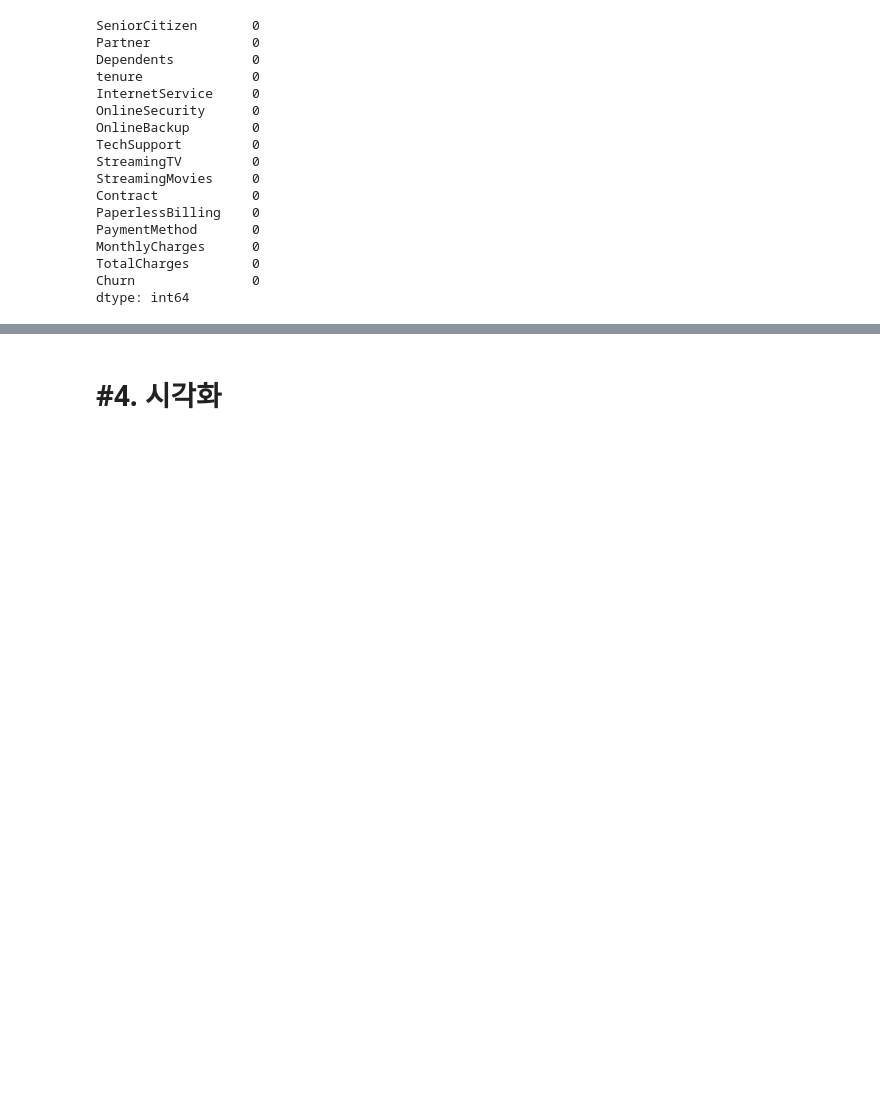
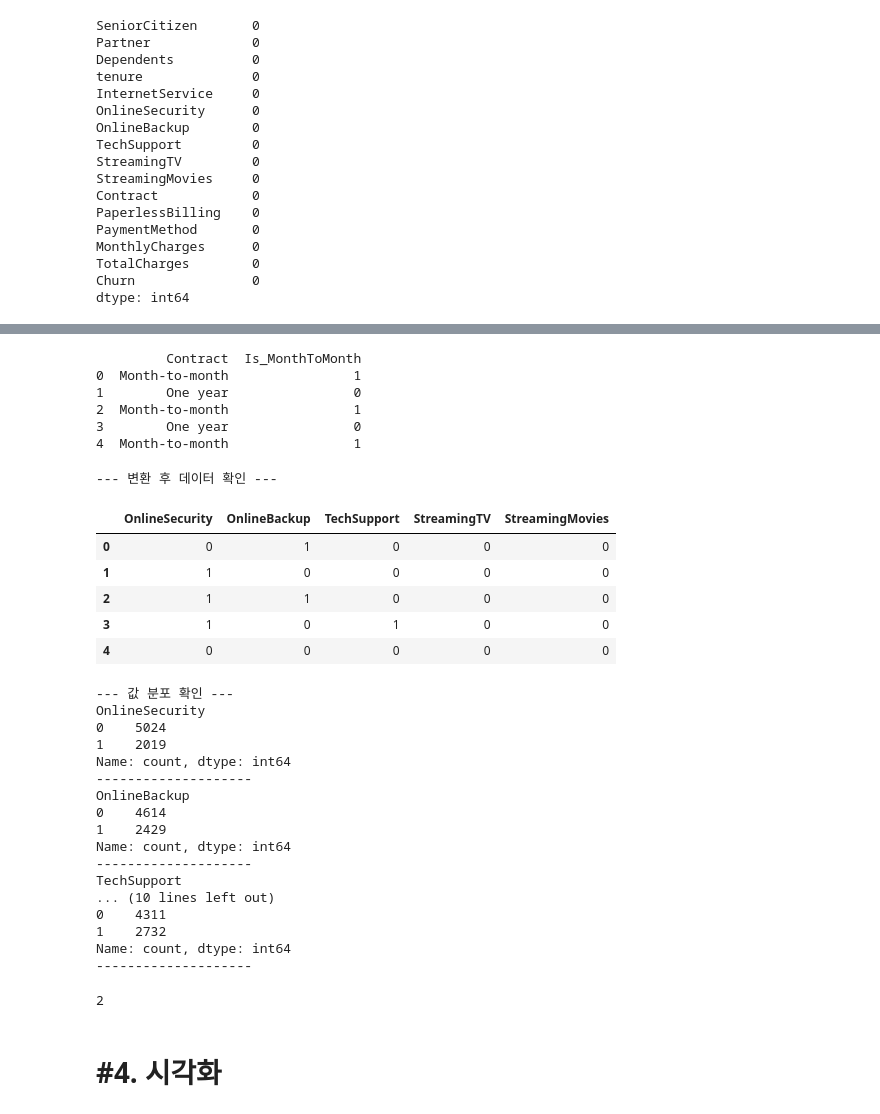
Before and after one commit to jjuuu999/hipython, a Jupyter notebook: 45_파이썬데이터분석_실습_통신사고객이탈_배포.ipynb, the cells around one changed output, grey strips where cells are left out. Saved outputs shown, nothing was run; the diff lists cells and outputs as text; code cells hidden in the pictures; blank space fills up the shorter version.

```diff
--- a/45_파이썬데이터분석_실습_통신사고객이탈_배포.ipynb
+++ b/45_파이썬데이터분석_실습_통신사고객이탈_배포.ipynb
@@ -795,3 +831,62 @@ dtype: int64
+# %%
+# 'Month-to-month'면 1, 아니면(1년/2년 계약) 0인 새로운 칼럼 생성
+df_new['Is_MonthToMonth'] = df_new['Contract'].apply(lambda x: 1 if x == 'Month-to-month' else 0)
+
+# 확인
+print(df_new[['Contract', 'Is_MonthToMonth']].head(5))
+# %% [output]
+         Contract  Is_MonthToMonth
+0  Month-to-month                1
+1        One year                0
+2  Month-to-month                1
+3        One year                0
+4  Month-to-month                1
+# %%
+# 1. 대상 컬럼 리스트 정의
+addon_cols = ['OnlineSecurity', 'OnlineBackup', 'TechSupport', 'StreamingTV', 'StreamingMovies']
+
+# 2. 'Yes'는 1로, 그 외(No, No internet service)는 0으로 변환
+for col in addon_cols:
+    df_new[col] = df_new[col].apply(lambda x: 1 if x == 'Yes' else 0)
+
+# 3. 결과 확인 (제대로 바뀌었는지 5개만 출력)
+print("--- 변환 후 데이터 확인 ---")
+display(df_new[addon_cols].head())
+
+# 4. 빈도수 확인 (0과 1로만 구성되어 있는지 체크)
+print("\n--- 값 분포 확인 ---")
+for col in addon_cols:
+    print(df_new[col].value_counts())
+    print("-" * 20)
+# %% [output]
+--- 변환 후 데이터 확인 ---
+|  | OnlineSecurity | OnlineBackup | TechSupport | StreamingTV | StreamingMovies |
+| 0 | 0 | 1 | 0 | 0 | 0 |
+| 1 | 1 | 0 | 0 | 0 | 0 |
+| 2 | 1 | 1 | 0 | 0 | 0 |
+| 3 | 1 | 0 | 1 | 0 | 0 |
+| 4 | 0 | 0 | 0 | 0 | 0 |
+--- 값 분포 확인 ---
+OnlineSecurity
+0    5024
+1    2019
+Name: count, dtype: int64
+--------------------
+OnlineBackup
+0    4614
+1    2429
+Name: count, dtype: int64
+--------------------
+TechSupport
+... (10 lines left out)
+0    4311
+1    2732
+Name: count, dtype: int64
+--------------------
+# %%
+df_new['SeniorCitizen'].nunique()
+# %% [output]
+2
 # %% [markdown]
 # #4. 시각화
 # %% [markdown]
```
Also changed, not shown: parts of 15 cells of this notebook.
